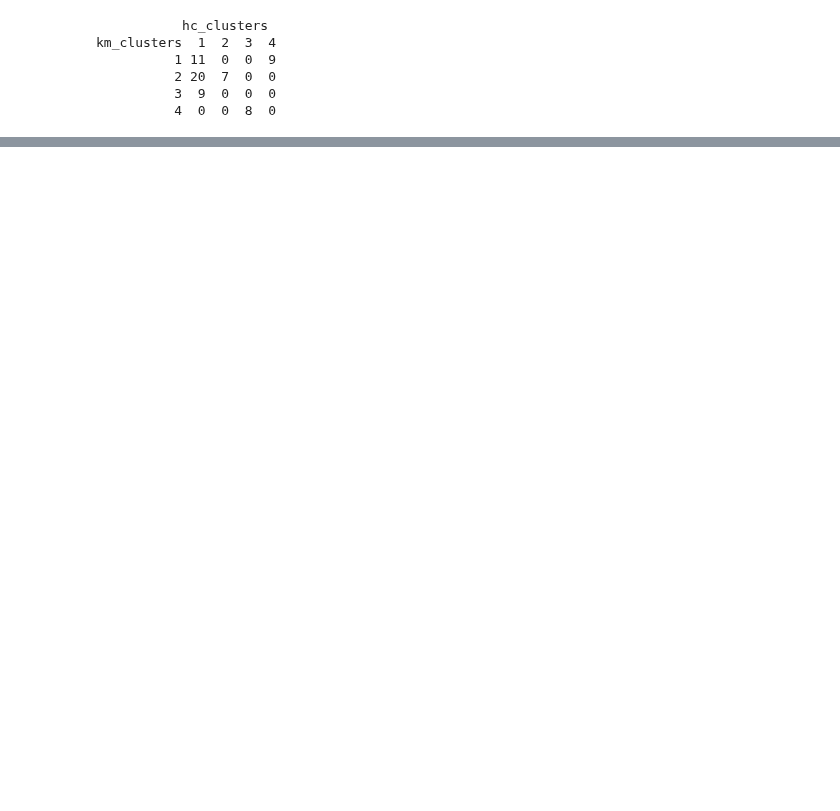
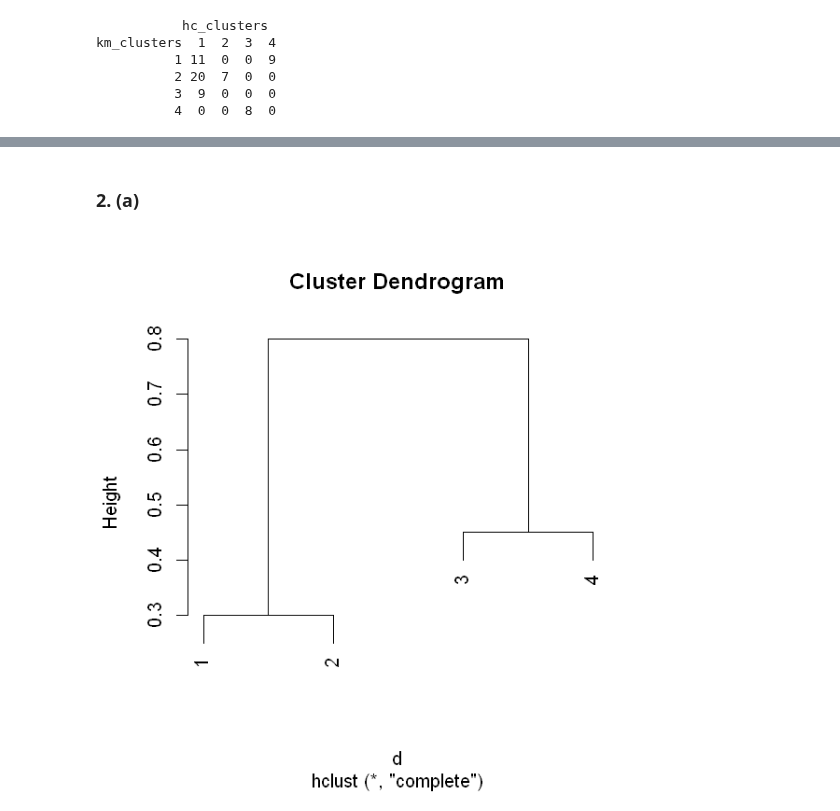
Before and after one commit to yellowmeteor/met_python.github.io, a Jupyter notebook: ISLR/10_Unsupervized_Learning.ipynb, the cells around one changed output, grey strips where cells are left out. Saved outputs shown, nothing was run; the diff lists cells and outputs as text; code cells hidden in the pictures; blank space fills up the shorter version.

```diff
--- a/ISLR/10_Unsupervized_Learning.ipynb
+++ b/ISLR/10_Unsupervized_Learning.ipynb
@@ -476,0 +490,7 @@ print(table(cutree(hc_out, 4), nci_labs))
+# %% [markdown]
+### 2. (a)
+# %%
+d = as.dist(matrix(c(0, 0.3, 0.4, 0.7, 0.3, 0, 0.5, 0.8, 0.4, 0.5, 0, 0.45, 0.7, 0.8, 0.45, 0), nrow=4))
+plot(hclust(d, method='complete'))
+# %% [output]
+[figure, added]
```
Also changed, not shown: parts of 9 cells of this notebook.
